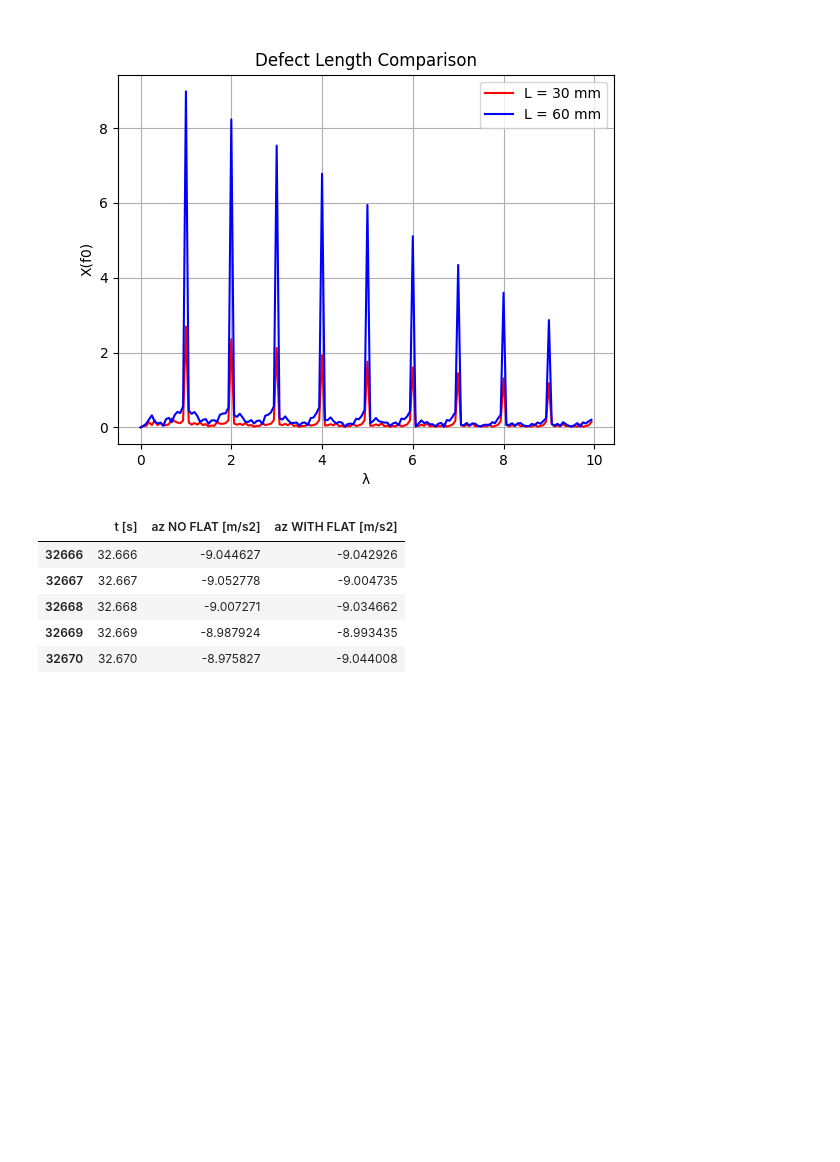
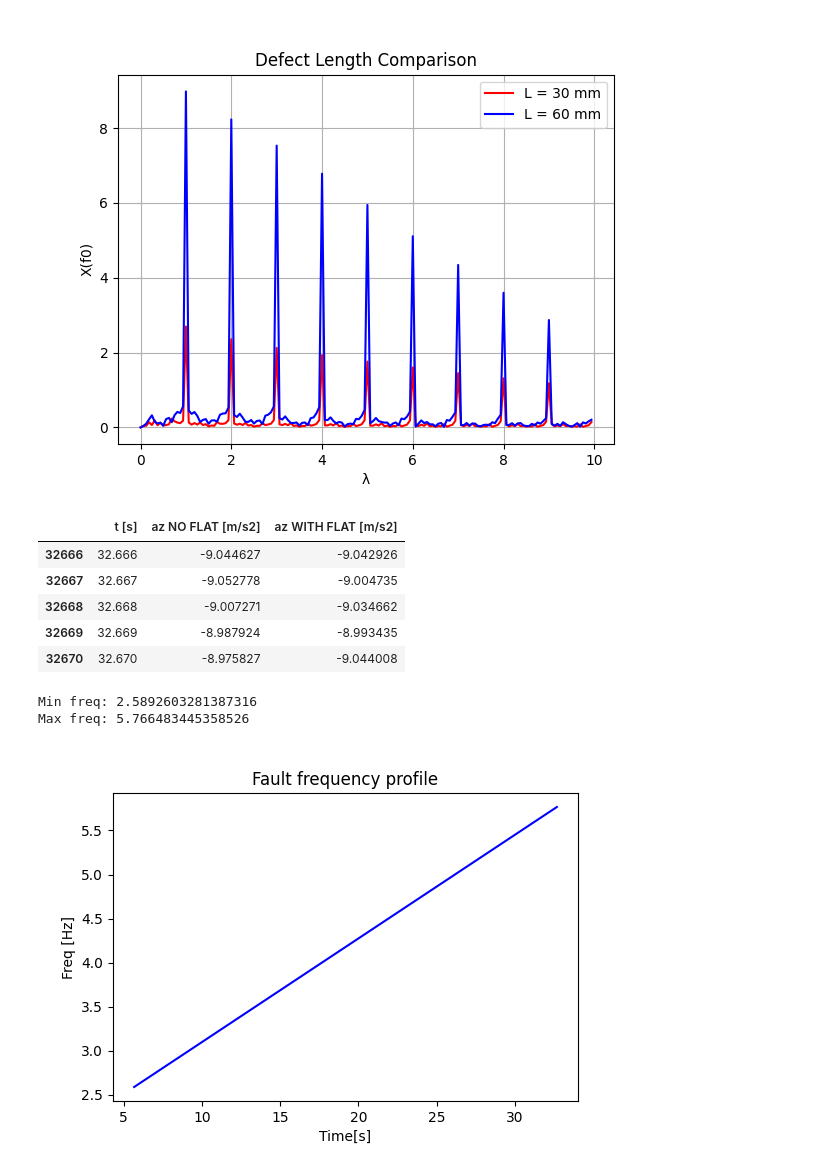
Before and after one commit to androdl96/FlatWheels, a Jupyter notebook: new_simulations.ipynb, the cells around one changed output. Cells and saved outputs as stored; diff of their text form; code cells hidden in the pictures; blank space fills up the shorter version.

```diff
--- a/new_simulations.ipynb
+++ b/new_simulations.ipynb
@@ -243,3 +263,17 @@ WF_Sx[-1].tail()
 | 32668 | 32.668 | -9.007271 | -9.034662 |
 | 32669 | 32.669 | -8.987924 | -8.993435 |
 | 32670 | 32.670 | -8.975827 | -9.044008 |
+# %%
+plt.close('all')
+%matplotlib widget
+plt.figure(figsize=(6,4)) ### change tuple for better visualization or change inline for qt in %matplotlib inline
+plt.plot(t,f_fail,color='blue')
+plt.title('Fault frequency profile')
+plt.xlabel('Time[s]')
+plt.ylabel('Freq [Hz]')
+print('Min freq:',np.min(f_fail))
+print('Max freq:',np.max(f_fail))
+# %% [output]
+Min freq: 2.5892603281387316
+Max freq: 5.766483445358526
+[figure, added]
```
Also changed, not shown: parts of 8 cells of this notebook.
